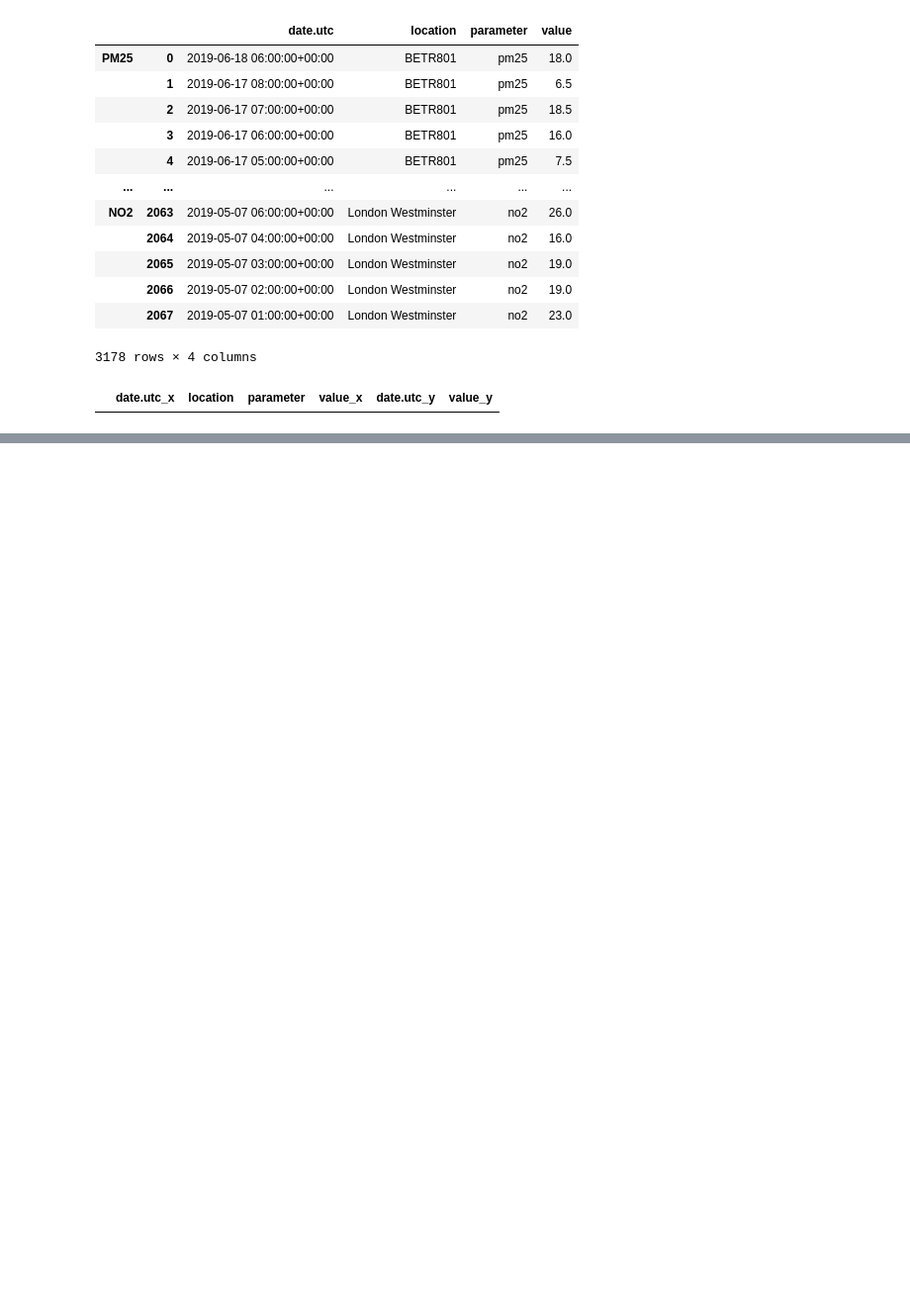
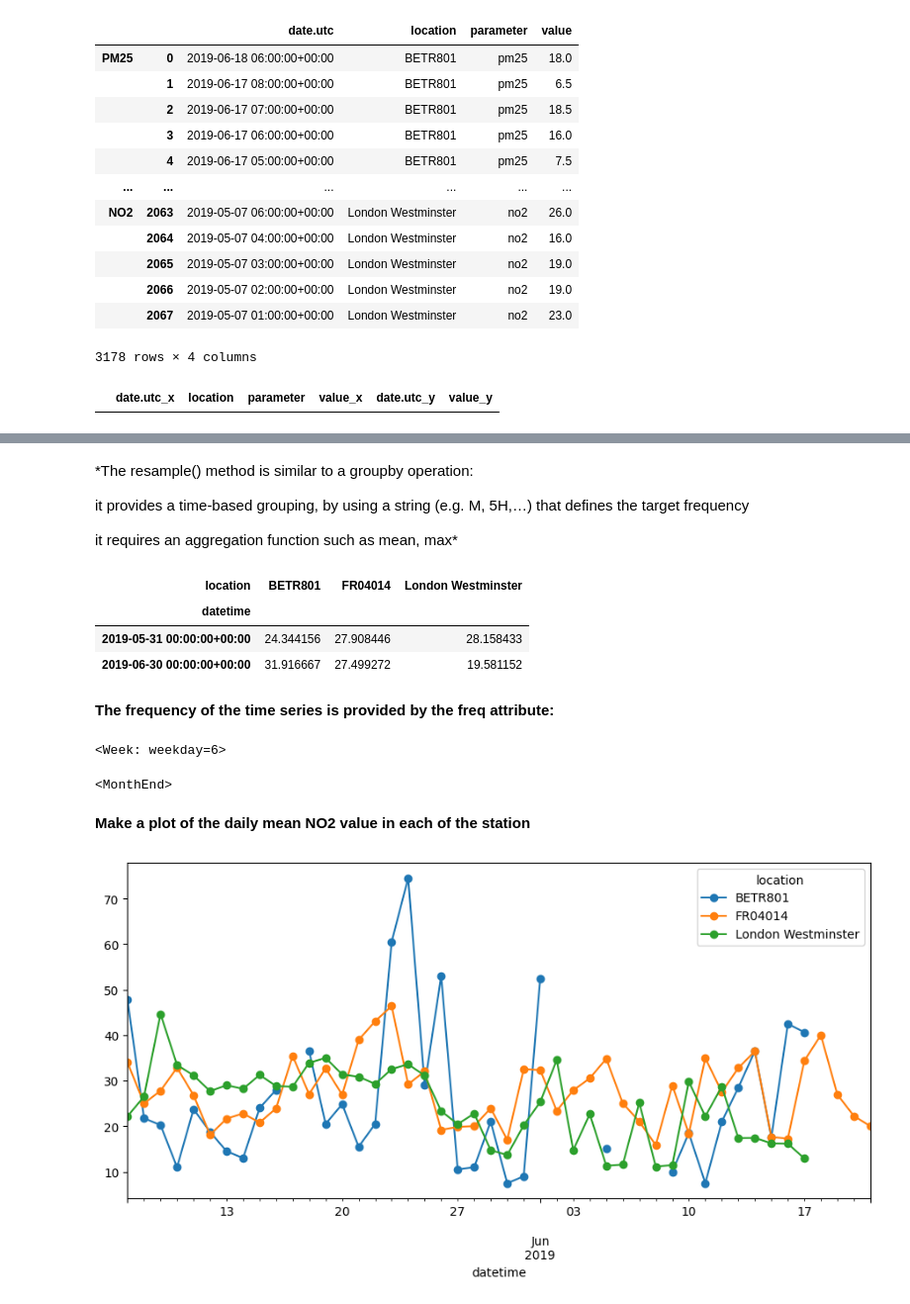
Before and after one commit to codal-tshah/data-practices-2024, a Jupyter notebook: pandas/pandas_intermediate.ipynb, the cells around one changed output, grey strips where cells are left out. Shown at 99% size. Cells and saved outputs as stored; diff of their text form; code cells hidden in the pictures; blank space fills up the shorter version.

```diff
--- a/pandas/pandas_intermediate.ipynb
+++ b/pandas/pandas_intermediate.ipynb
@@ -530,0 +693,30 @@ merged_data
+# %% [markdown]
+*The resample() method is similar to a groupby operation:
+
+it provides a time-based grouping, by using a string (e.g. M, 5H,…) that defines the target frequency
+
+it requires an aggregation function such as mean, max*
+# %%
+monthly_mean = no_2.resample("M").mean()
+monthly_mean
+# %% [output]
+| location | BETR801 | FR04014 | London Westminster |
+| datetime |  |  |  |
+| 2019-05-31 00:00:00+00:00 | 24.344156 | 27.908446 | 28.158433 |
+| 2019-06-30 00:00:00+00:00 | 31.916667 | 27.499272 | 19.581152 |
+# %% [markdown]
+**The frequency of the time series is provided by the freq attribute:**
+# %%
+weekly_max.index.freq
+# %% [output]
+<Week: weekday=6>
+# %%
+monthly_mean.index.freq
+# %% [output]
+<MonthEnd>
+# %% [markdown]
+**Make a plot of the daily mean NO2 value in each of the station**
+# %%
+no_2.resample("D").mean().plot(style="-o", figsize=(11, 5));
+# %% [output]
+[figure, added]
```
Also changed, not shown: parts of 26 cells of this notebook.
